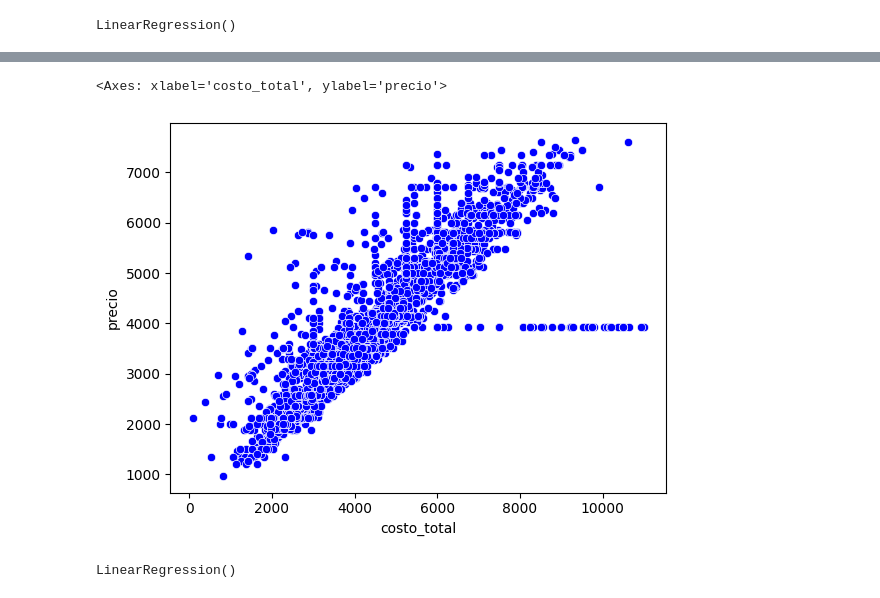
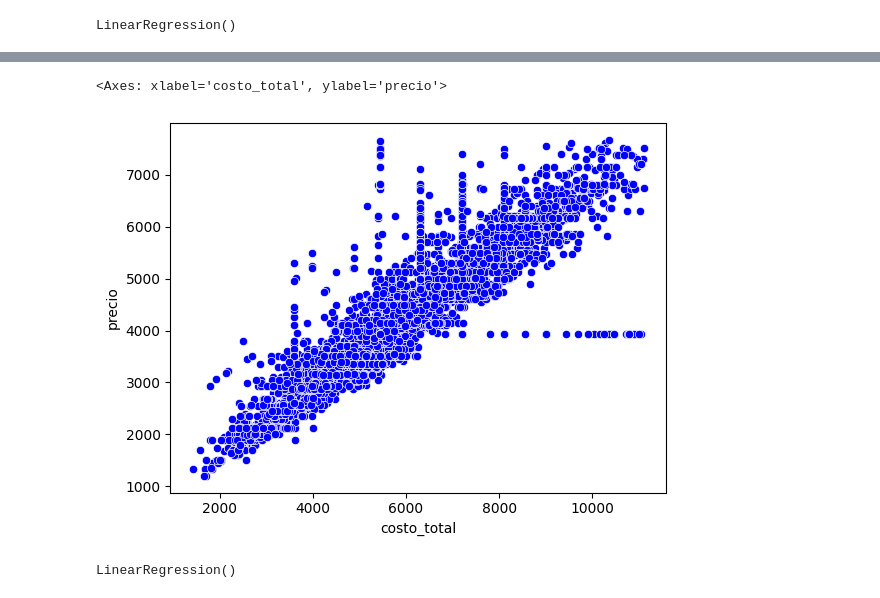
Before and after one commit to Angel353/Act_2_GPPT, a Jupyter notebook: Correlaciones2.ipynb, the cells around one changed output, grey strips where cells are left out. Cells and saved outputs as stored; diff of their text form; code cells hidden in the pictures.

```diff
--- a/Correlaciones2.ipynb
+++ b/Correlaciones2.ipynb
@@ -191,13 +191,13 @@ coef_Correl
 # %%
 # Scatter plot entre la variable dependiente (total) e independientes
 # Comportamiento de su dispersión
 
 from turtle import color
 
-sns.scatterplot(x = 'costo_total', y = 'precio', color = 'blue', data = Credicel13Sem)
+sns.scatterplot(x = 'costo_total', y = 'precio', color = 'blue', data = Credicel26Sem)
 # %% [output]
 <Axes: xlabel='costo_total', ylabel='precio'>
-[figure, old version]
+[figure, new version]
 # %%
 # Variable Dependiente e Independiente
 
```
Also changed, not shown: parts of 28 cells of this notebook.
